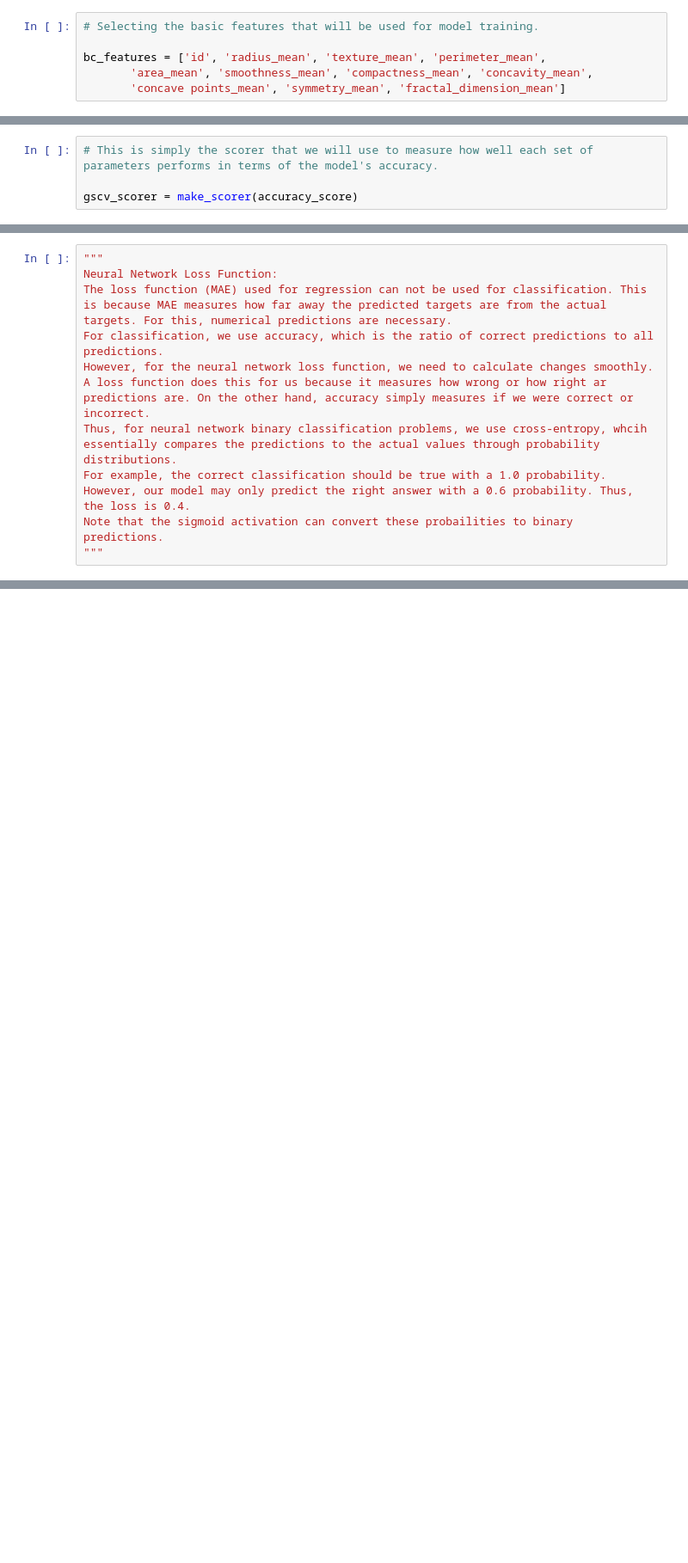
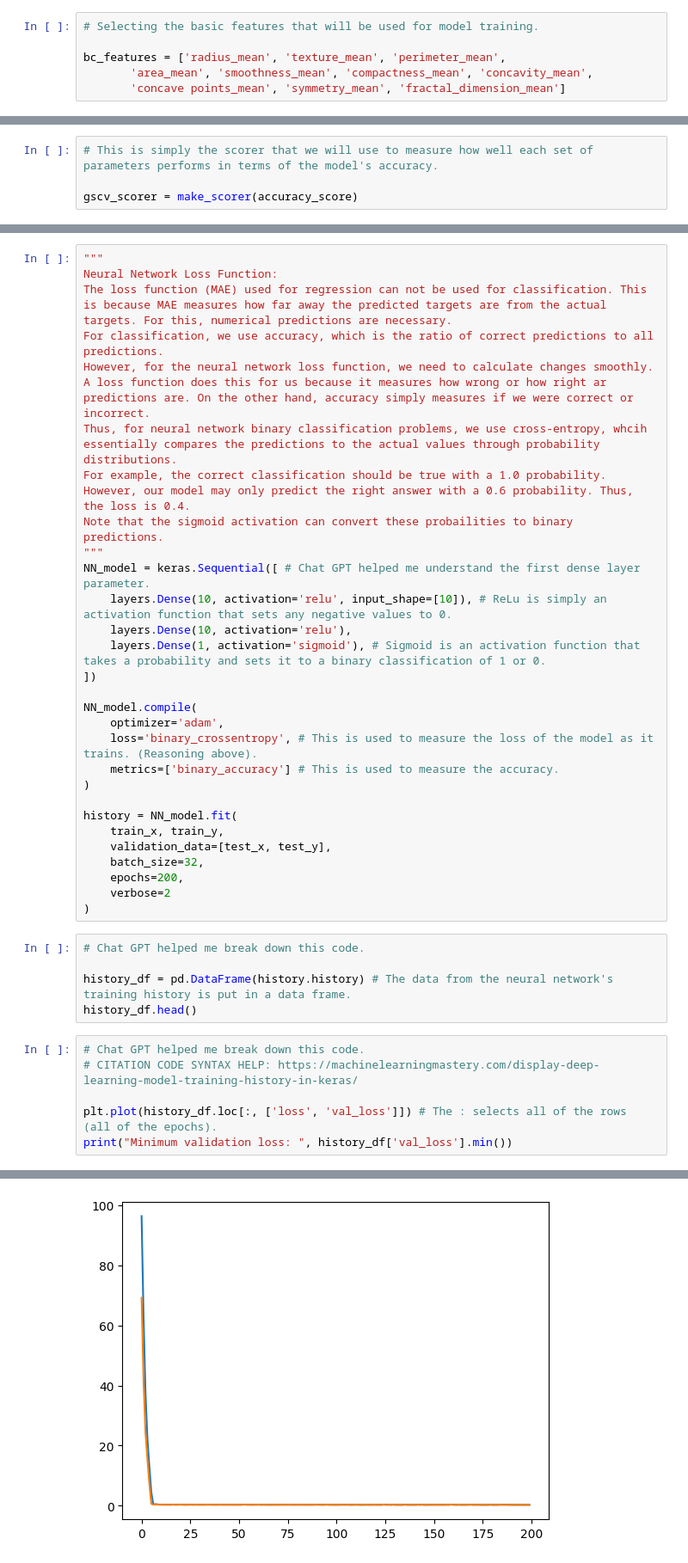
Before and after one commit to LolaLS/My_Junior_Venture, a Jupyter notebook: Junior_Venture_BCWisconsinDataset.ipynb, the cells around one changed output, grey strips where cells are left out. Shown: that part at 86% size. Saved outputs shown, nothing was run; the diff lists cells and outputs as text; blank space fills up the shorter version.

Commit message:
First basic attempt at a neural network.

```diff
--- a/Junior_Venture_BCWisconsinDataset.ipynb
+++ b/Junior_Venture_BCWisconsinDataset.ipynb
@@ -161,7 +165,7 @@ y
 # %%
 # Selecting the basic features that will be used for model training.
 
-bc_features = ['id', 'radius_mean', 'texture_mean', 'perimeter_mean',
+bc_features = ['radius_mean', 'texture_mean', 'perimeter_mean',
        'area_mean', 'smoothness_mean', 'compactness_mean', 'concavity_mean',
        'concave points_mean', 'symmetry_mean', 'fractal_dimension_mean']
 # %%
@@ -350,3 +362,34 @@ Thus, for neural network binary classification problems, we use cross-entropy, w
 For example, the correct classification should be true with a 1.0 probability. However, our model may only predict the right answer with a 0.6 probability. Thus, the loss is 0.4.
 Note that the sigmoid activation can convert these probailities to binary predictions.
 """
+NN_model = keras.Sequential([ # Chat GPT helped me understand the first dense layer parameter.
+    layers.Dense(10, activation='relu', input_shape=[10]), # ReLu is simply an activation function that sets any negative values to 0.
+    layers.Dense(10, activation='relu'),
+    layers.Dense(1, activation='sigmoid'), # Sigmoid is an activation function that takes a probability and sets it to a binary classification of 1 or 0.
+])
+
+NN_model.compile(
+    optimizer='adam',
+    loss='binary_crossentropy', # This is used to measure the loss of the model as it trains. (Reasoning above).
+    metrics=['binary_accuracy'] # This is used to measure the accuracy.
+)
+
+history = NN_model.fit(
+    train_x, train_y,
+    validation_data=[test_x, test_y],
+    batch_size=32,
+    epochs=200,
+    verbose=2
+)
+# %%
+# Chat GPT helped me break down this code.
+
+history_df = pd.DataFrame(history.history) # The data from the neural network's training history is put in a data frame.
+history_df.head()
+# %%
+# Chat GPT helped me break down this code.
+# CITATION CODE SYNTAX HELP: https://machinelearningmastery.com/display-deep-learning-model-training-history-in-keras/
+
+plt.plot(history_df.loc[:, ['loss', 'val_loss']]) # The : selects all of the rows (all of the epochs).
+print("Minimum validation loss: ", history_df['val_loss'].min())
+# %% [output]
@@ -352,0 +397 @@ Note that the sigmoid activation can convert these probailities to binary predic
+[figure, added]
```
Also changed, not shown: parts of 11 cells of this notebook.
